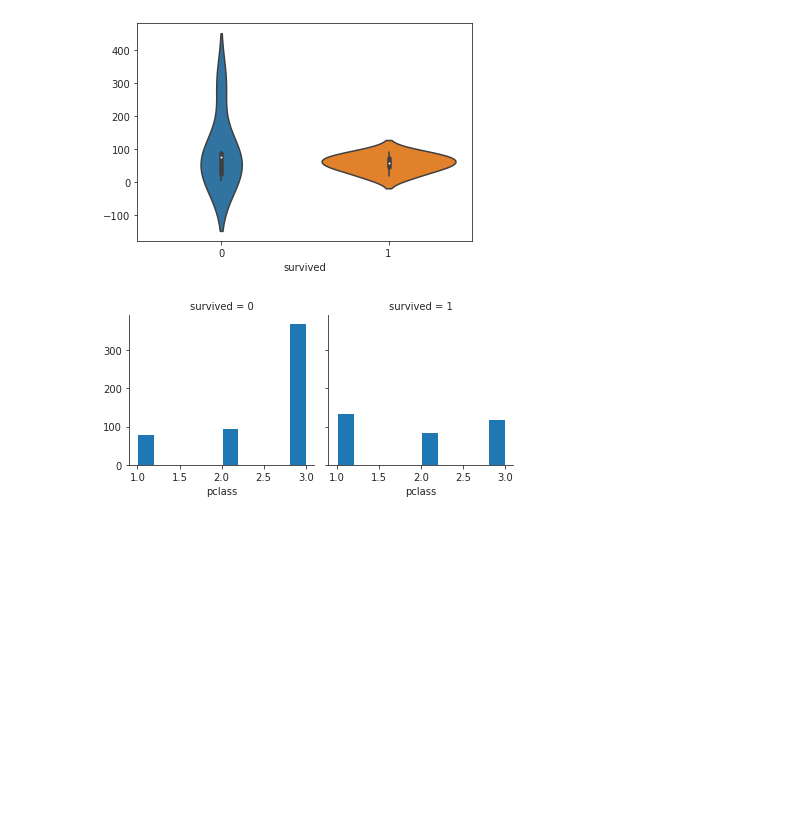
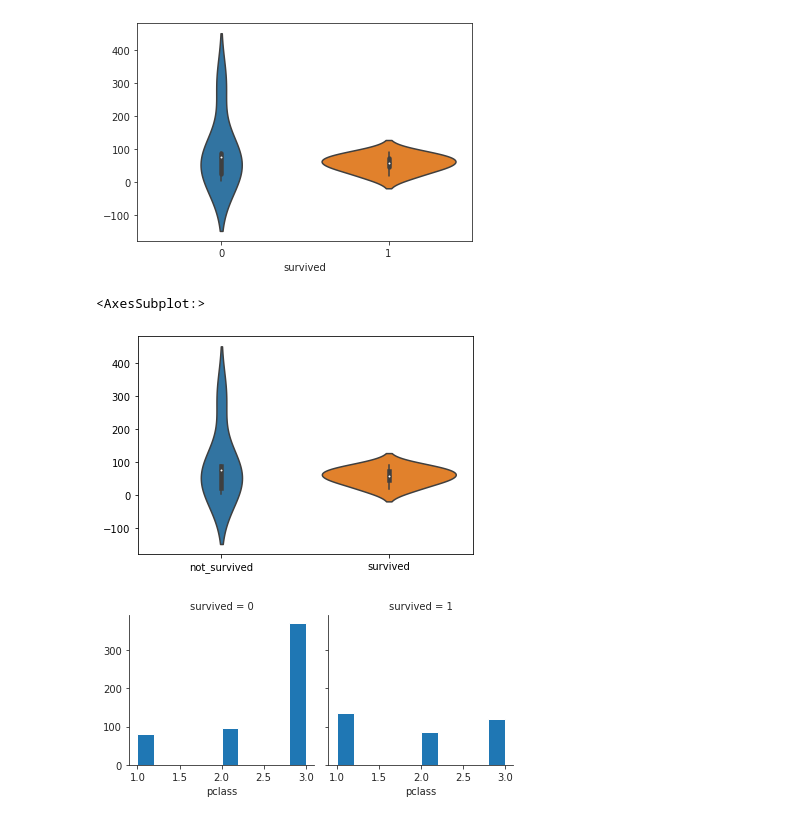
Before and after one commit to dog-father/python-, a Jupyter notebook: D21/Data_Visualization_Day_4作業.ipynb, the cells around one changed output. Drawn from its saved outputs; the diff is of its cells as text; code cells hidden in the pictures; blank space fills up the shorter version.

```diff
--- a/D21/Data_Visualization_Day_4作業.ipynb
+++ b/D21/Data_Visualization_Day_4作業.ipynb
@@ -132,6 +150,11 @@ sns.violinplot
 '''
 # %% [output]
 [figure]
+# %%
+sns.violinplot(data=survived_counts)
+# %% [output]
+<AxesSubplot:>
+[figure, added]
 # %%
 # 瞭解性別在各艙等的分布的存活率
 '''
```
Also changed, not shown: parts of 6 cells of this notebook.
